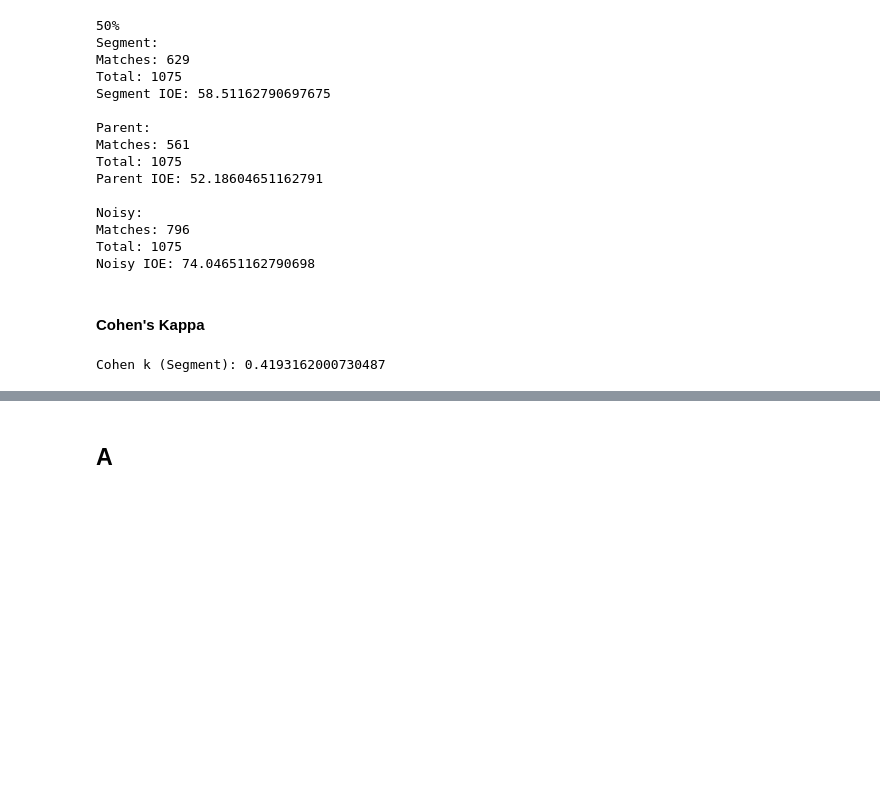
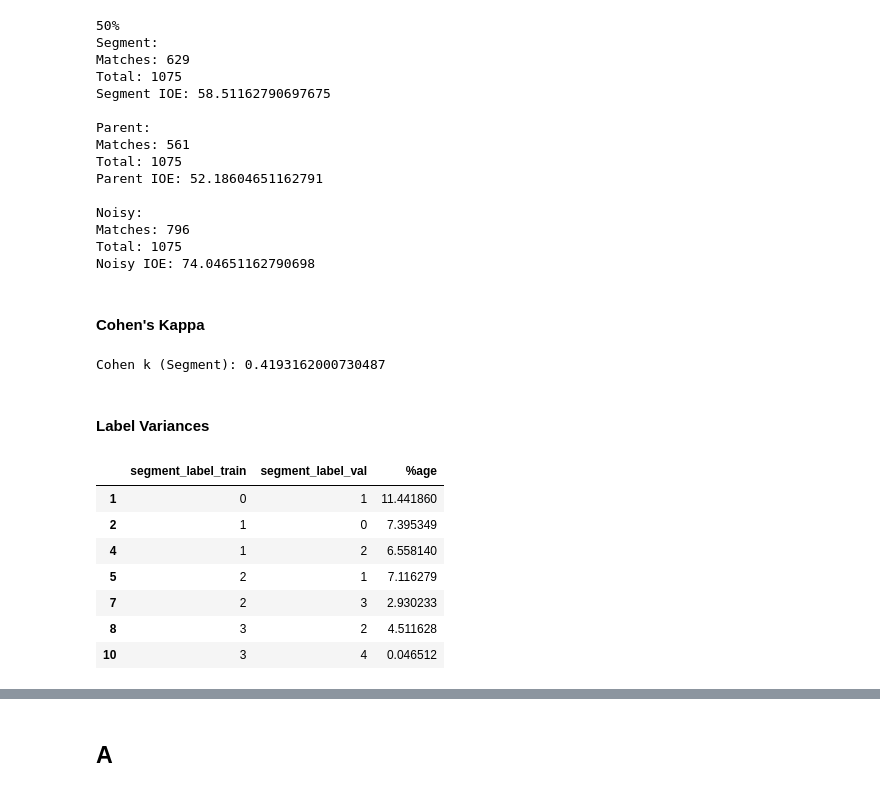
Before and after one commit to TheSameerAhmed/anger-detection-ml, a Jupyter notebook: IOE_script.ipynb, the cells around one changed output, grey strips where cells are left out. Drawn from its saved outputs; the diff is of its cells as text; code cells hidden in the pictures; blank space fills up the shorter version.

```diff
--- a/IOE_script.ipynb
+++ b/IOE_script.ipynb
@@ -1932,3 +1933,19 @@ print('Cohen k (Segment):',cohen_kappa_score(df_merged[segment_label+'_train'],
 #print('Cohen k (Noisy):',cohen_kappa_score(df_merged['noisy'+'_train'], df_merged['noisy'+'_val']))
 # %% [output]
 Cohen k (Segment): 0.4193162000730487
+# %% [markdown]
+#### <b>Label Variances <b>
+# %%
+df_var = df_merged.groupby(['segment_label_train','segment_label_val'])['file_name'].count().reset_index().rename(columns={'file_name':'%age'})
+df_var['%age'] = df_var['%age']/df_var['%age'].sum()*100
+df_var=df_var[df_var['segment_label_train']!=df_var['segment_label_val']]
+df_var
+# %% [output]
+|  | segment_label_train | segment_label_val | %age |
+| 1 | 0 | 1 | 11.441860 |
+| 2 | 1 | 0 | 7.395349 |
+| 4 | 1 | 2 | 6.558140 |
+| 5 | 2 | 1 | 7.116279 |
+| 7 | 2 | 3 | 2.930233 |
+| 8 | 3 | 2 | 4.511628 |
+| 10 | 3 | 4 | 0.046512 |
```
Also changed, not shown: parts of 6 cells of this notebook, 1 other file.
